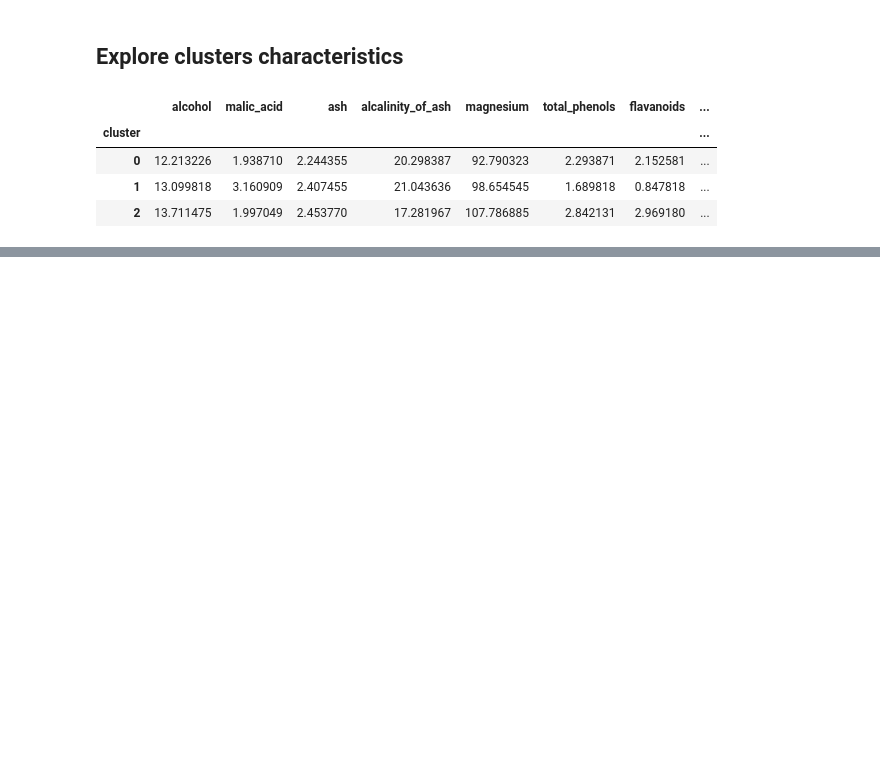
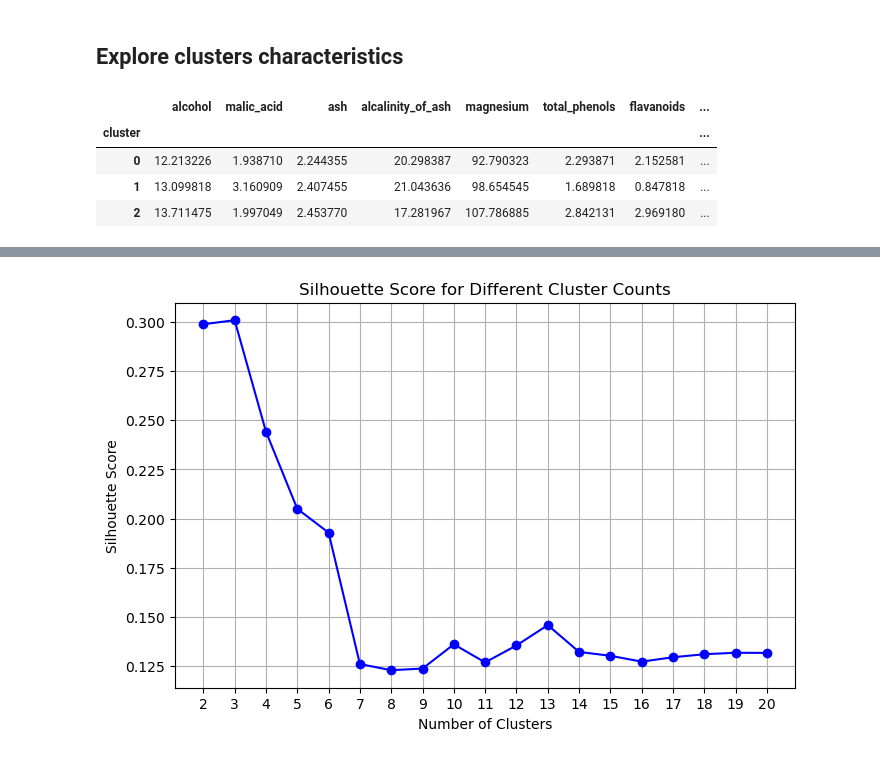
Before and after one commit to TebasMartinez/Ironhack-Data-Analytics-Bootcamp-2025, a Jupyter notebook: Week 12 - Machine Learning/wine_clustering.ipynb, the cells around one changed output, grey strips where cells are left out. Cells and saved outputs as stored; diff of their text form; code cells hidden in the pictures; blank space fills up the shorter version.

```diff
--- a/Week 12 - Machine Learning/wine_clustering.ipynb
+++ b/Week 12 - Machine Learning/wine_clustering.ipynb
@@ -158,0 +195,19 @@ X.groupby('cluster').mean()
+# %%
+from sklearn.metrics import silhouette_score
+cluster_range = range(2, 21)
+silhouette_scores = []
+for n_clusters in cluster_range:
+    kmeans = KMeans(n_clusters=n_clusters, random_state=42)
+    cluster_labels = kmeans.fit_predict(X_scaled)
+    score = silhouette_score(X_scaled, cluster_labels)
+    silhouette_scores.append(score)
+plt.figure(figsize=(8, 5))
+plt.plot(cluster_range, silhouette_scores, marker='o', linestyle='-', color='b')
+plt.xlabel("Number of Clusters")
+plt.ylabel("Silhouette Score")
+plt.title("Silhouette Score for Different Cluster Counts")
+plt.xticks(cluster_range)
+plt.grid(True)
+plt.show()
+# %% [output]
+[figure, added]
```
Also changed, not shown: parts of 9 cells of this notebook, 1 other file.
